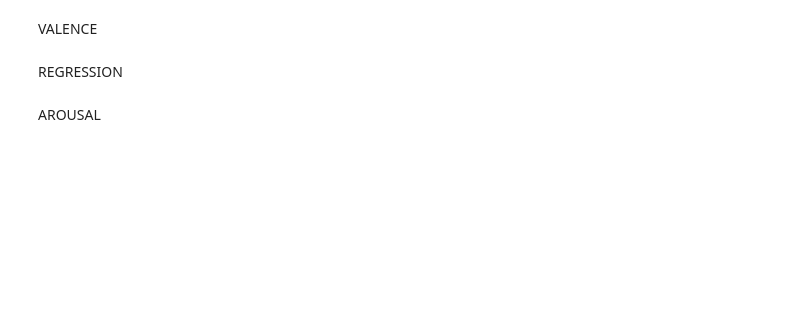
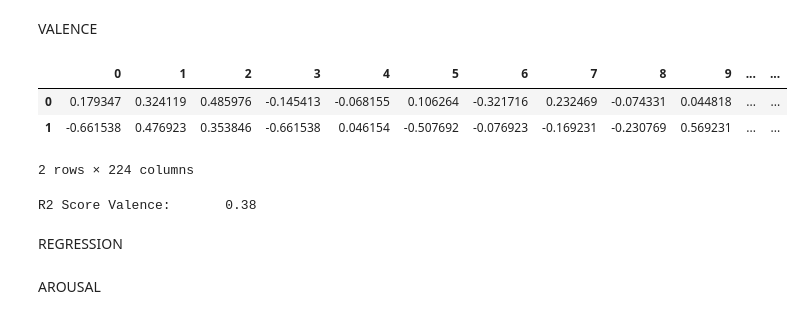
Before and after one commit to TegarSU/AsikYesAjigile, a Jupyter notebook: 06 - TryGPR.ipynb, the cells around one changed output. Saved outputs shown, nothing was run; the diff lists cells and outputs as text; code cells hidden in the pictures; blank space fills up the shorter version.

```diff
--- a/06 - TryGPR.ipynb
+++ b/06 - TryGPR.ipynb
@@ -348,12 +351,12 @@ trained_v = training(train_data_v,train_values_v,gpr_v)
 PREDICT
 # %%
 # #Predict Arousal
-pred_a,df2_a = predict(test_data_a, test_values_a, svr_case1_a)
+pred_a,df2_a = predict(test_data_a, test_values_a, trained_a)
 # #Predict Valence
-pred_v,df2_v = predict(test_data_v, test_values_v, svr_case1_v)
+pred_v,df2_v = predict(test_data_v, test_values_v, trained_v)
 
-r2_a = score(a_a,test_values_a) #Score Arousal
-r2_v = score(a_v,test_values_v) #Score Valence
+r2_a = score(pred_a,test_values_a) #Score Arousal
+r2_v = score(pred_v,test_values_v) #Score Valence
 # %% [markdown]
 SET PARAM
 # %%
@@ -374,8 +386,14 @@ VALENCE
 # %%
 # df3_v = df3_v.round(2)
 
-display(df3_v.head())
+display(df_v.head())
 print("R2 Score Valence:\t%0.2f" % r2_v)
+# %% [output]
+|  | 0 | 1 | 2 | 3 | 4 | 5 | 6 | 7 | 8 | 9 | ... | ... |
+| 0 | 0.179347 | 0.324119 | 0.485976 | -0.145413 | -0.068155 | 0.106264 | -0.321716 | 0.232469 | -0.074331 | 0.044818 | ... | ... |
+| 1 | -0.661538 | 0.476923 | 0.353846 | -0.661538 | 0.046154 | -0.507692 | -0.076923 | -0.169231 | -0.230769 | 0.569231 | ... | ... |
+2 rows × 224 columns
+R2 Score Valence:       0.38
 # %% [markdown]
 REGRESSION
 # %%
```
Also changed, not shown: parts of 33 cells of this notebook, 6 other files.
